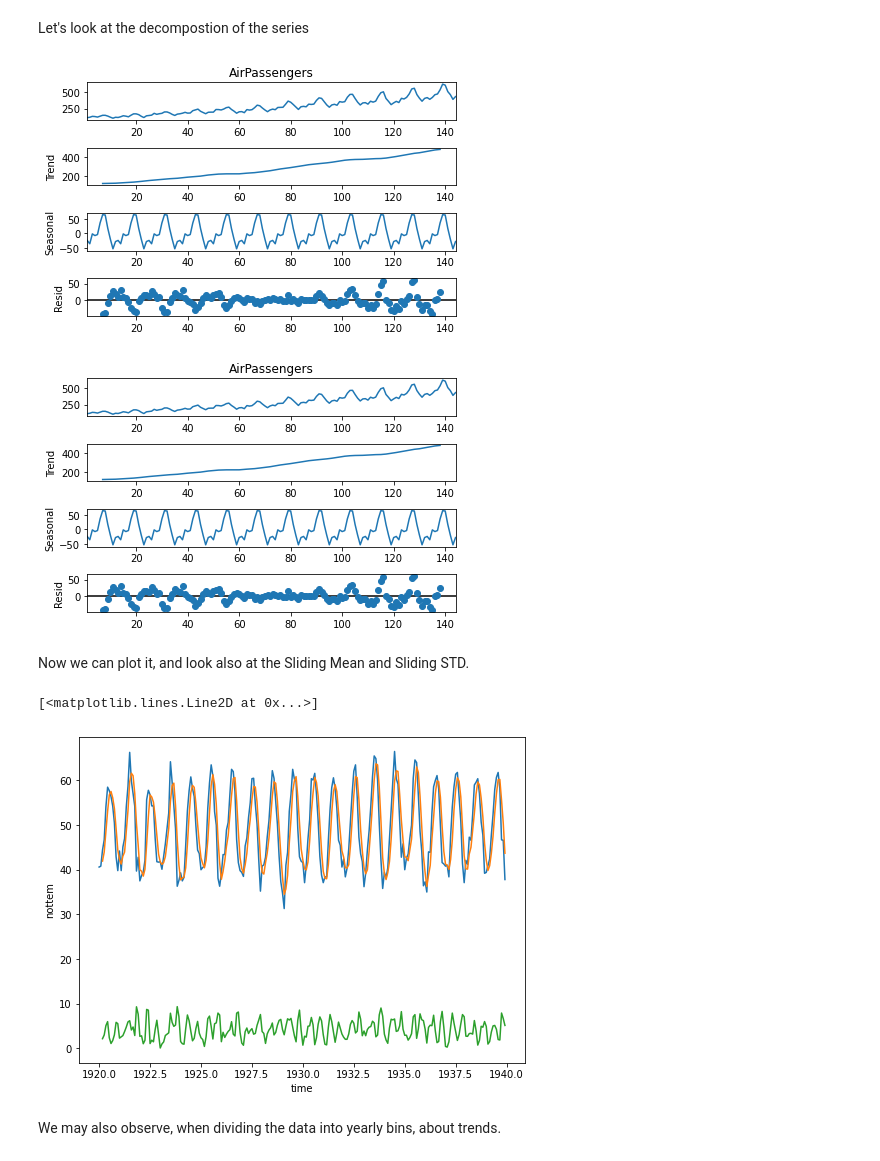
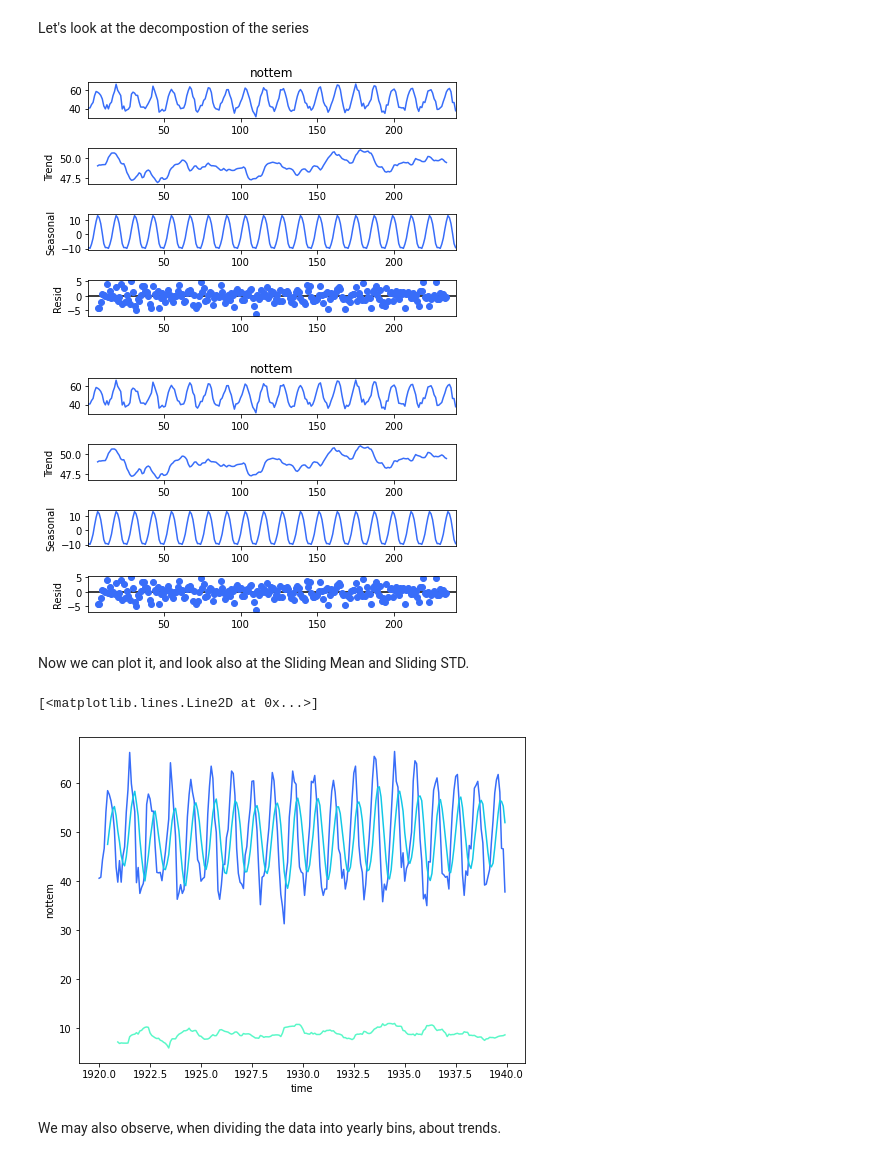
Before and after one commit to UBICO/more-iot, a Jupyter notebook: live-examples/time-series.ipynb, the cells around one changed output. Saved outputs shown, nothing was run; the diff lists cells and outputs as text; code cells hidden in the pictures.

```diff
--- a/live-examples/time-series.ipynb
+++ b/live-examples/time-series.ipynb
@@ -8,13 +8,13 @@ import math
 from sklearn.metrics import mean_squared_error
 from statsmodels.tsa.seasonal import seasonal_decompose
 
-
 import warnings
 warnings.filterwarnings('ignore')
+sns.set_palette('rainbow')
 # %% [markdown]
 Let's load a dataset and take a look at it.
 # %%
-NAME='AirPassengers' # AirPassengers, nottem, nhtemp
+NAME='nottem' # AirPassengers, nottem, nhtemp
 df = data(NAME)
 df[:5]
 # %% [output]
@@ -27,25 +27,25 @@ df[:5]
 # %% [markdown]
 Let's look at the decompostion of the series
 # %%
-result = seasonal_decompose(df['AirPassengers'], model='additive', period=12)
+result = seasonal_decompose(df['nottem'], model='additive', period=12)
 result.plot()
 # %% [output]
-[figure, old version]
+[figure, new version]
-[figure, old version]
+[figure, new version]
 # %% [markdown]
 Now we can plot it, and look also at the Sliding Mean and Sliding STD.
 # %%
 plt.figure(figsize=(8,6))
 sns.lineplot(data=df,x='time',y=NAME)
 
-rolling_mean = df[NAME].rolling(window = 3).mean()
+rolling_mean = df[NAME].rolling(window = 6).mean()
 plt.plot(df['time'],rolling_mean)
 
-rolling_std = df.rolling(window = 3).std()
+rolling_std = df.rolling(window = 12).std()
 plt.plot(df['time'],rolling_std[NAME])
 # %% [output]
 [<matplotlib.lines.Line2D at 0x...>]
-[figure, old version]
+[figure, new version]
 # %% [markdown]
 We may also observe, when dividing the data into yearly bins, about trends.
 # %%
```
Also changed, not shown: parts of 7 cells of this notebook, 2 other files.
